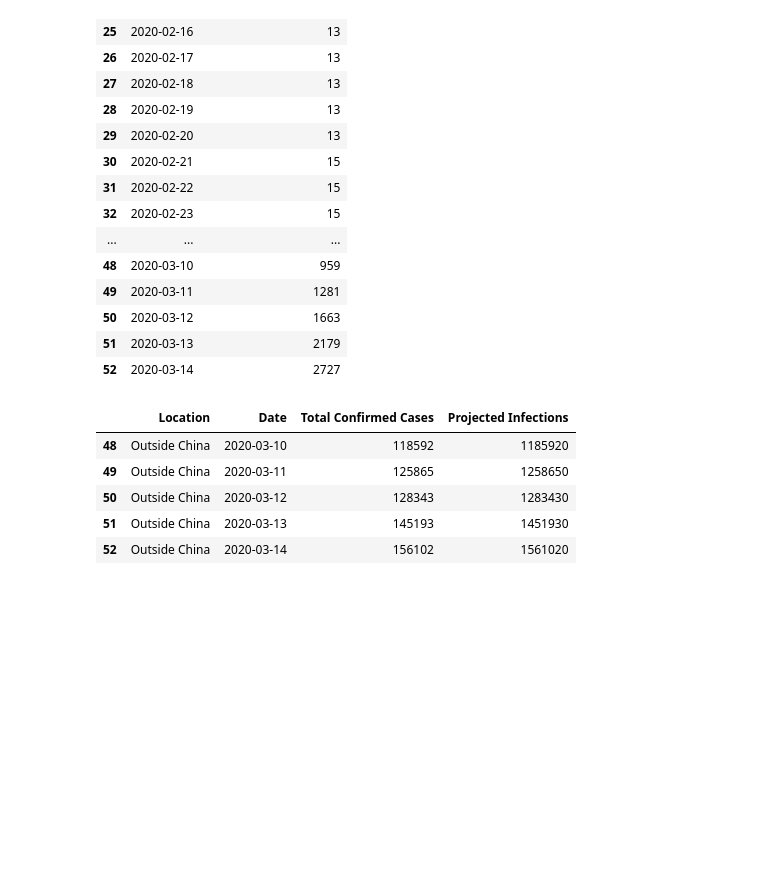
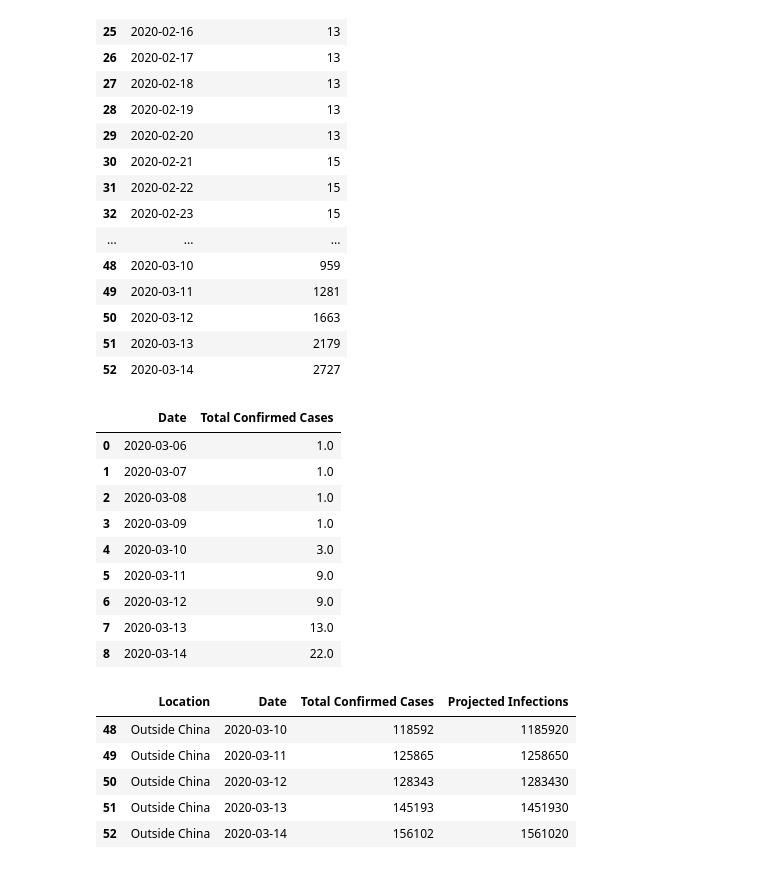
Before and after one commit to wr2mem/datacookies, a Jupyter notebook: CoronaVirus - 2019.ipynb, the cells around one changed output. Saved outputs shown, nothing was run; the diff lists cells and outputs as text; code cells hidden in the pictures; blank space fills up the shorter version.

```diff
--- a/CoronaVirus - 2019.ipynb
+++ b/CoronaVirus - 2019.ipynb
@@ -364,6 +364,19 @@ USGrowth.tail(30)
 | 50 | 2020-03-12 | 1663 |
 | 51 | 2020-03-13 | 2179 |
 | 52 | 2020-03-14 | 2727 |
+# %%
+ColombiaGrowth.tail(30)
+# %% [output]
+|  | Date | Total Confirmed Cases |
+| 0 | 2020-03-06 | 1.0 |
+| 1 | 2020-03-07 | 1.0 |
+| 2 | 2020-03-08 | 1.0 |
+| 3 | 2020-03-09 | 1.0 |
+| 4 | 2020-03-10 | 3.0 |
+| 5 | 2020-03-11 | 9.0 |
+| 6 | 2020-03-12 | 9.0 |
+| 7 | 2020-03-13 | 13.0 |
+| 8 | 2020-03-14 | 22.0 |
 # %%
 fig = make_subplots(rows=3, cols=2,shared_xaxes=True,
                    subplot_titles=('Italy','Iran','Korea, South','Germany', 'US', 'Colombia'))
```
Also changed, not shown: parts of 8 cells of this notebook.
